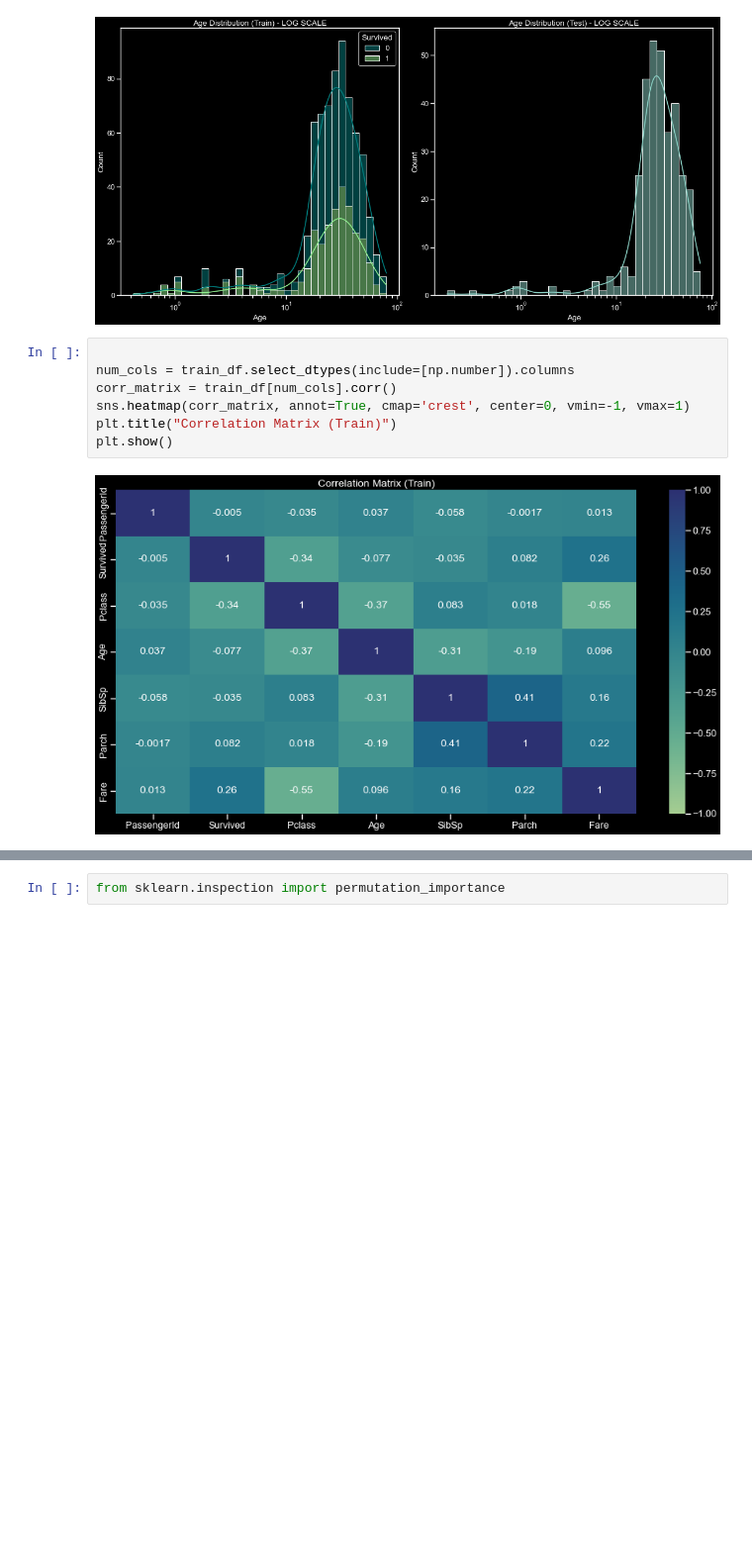
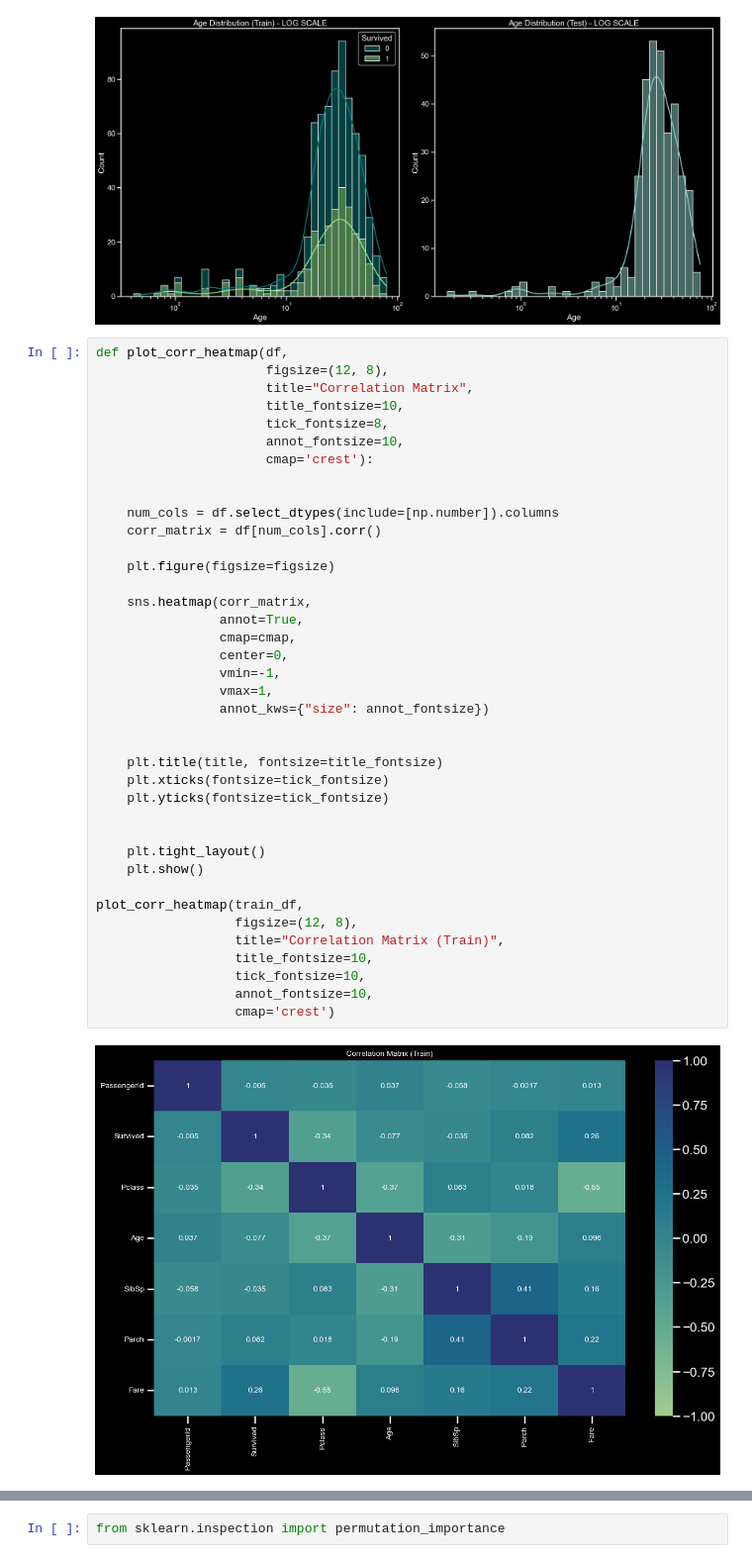
Before and after one commit to aws-hue/titanic_kaggle, a Jupyter notebook: pipline code.ipynb, the cells around one changed output, grey strips where cells are left out. Shown at 99% size. Saved outputs shown, nothing was run; the diff lists cells and outputs as text; blank space fills up the shorter version.

```diff
--- a/pipline code.ipynb
+++ b/pipline code.ipynb
@@ -149,11 +169,43 @@ plt.show()
 # %% [output]
 [figure]
 # %%
+def plot_corr_heatmap(df,
+                      figsize=(12, 8),
+                      title="Correlation Matrix",
+                      title_fontsize=10,
+                      tick_fontsize=8,
+                      annot_fontsize=10,
+                      cmap='crest'):
 
-num_cols = train_df.select_dtypes(include=[np.number]).columns
-corr_matrix = train_df[num_cols].corr()
-sns.heatmap(corr_matrix, annot=True, cmap='crest', center=0, vmin=-1, vmax=1)
-plt.title("Correlation Matrix (Train)")
-plt.show()
+
+    num_cols = df.select_dtypes(include=[np.number]).columns
+    corr_matrix = df[num_cols].corr()
+
+    plt.figure(figsize=figsize)
+
+    sns.heatmap(corr_matrix,
+                annot=True,
+                cmap=cmap,
+                center=0,
+                vmin=-1,
+                vmax=1,
+                annot_kws={"size": annot_fontsize})
+
+
+    plt.title(title, fontsize=title_fontsize)
+    plt.xticks(fontsize=tick_fontsize)
+    plt.yticks(fontsize=tick_fontsize)
+
+
+    plt.tight_layout()
+    plt.show()
+
+plot_corr_heatmap(train_df,
+                  figsize=(12, 8),
+                  title="Correlation Matrix (Train)",
+                  title_fontsize=10,
+                  tick_fontsize=10,
+                  annot_fontsize=10,
+                  cmap='crest')
 # %% [output]
-[figure, old version]
+[figure, new version]
```
Also changed, not shown: parts of 15 cells of this notebook.
